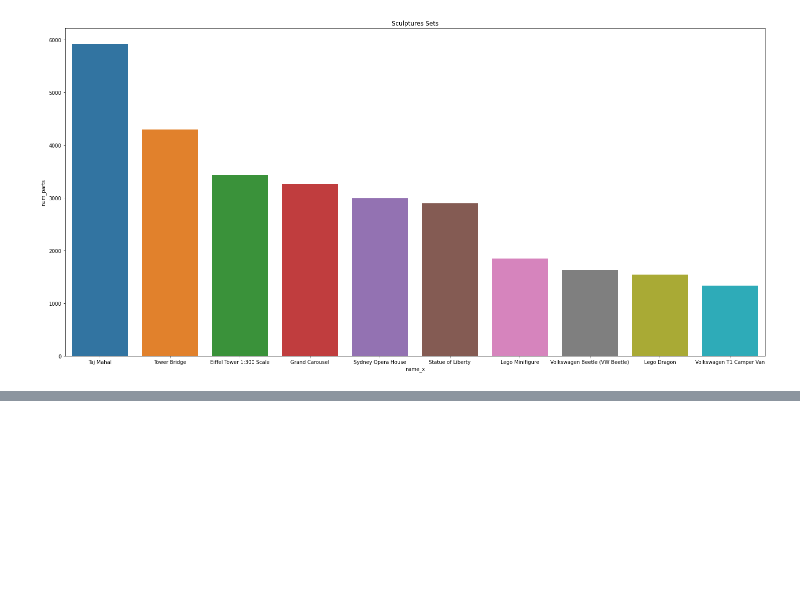
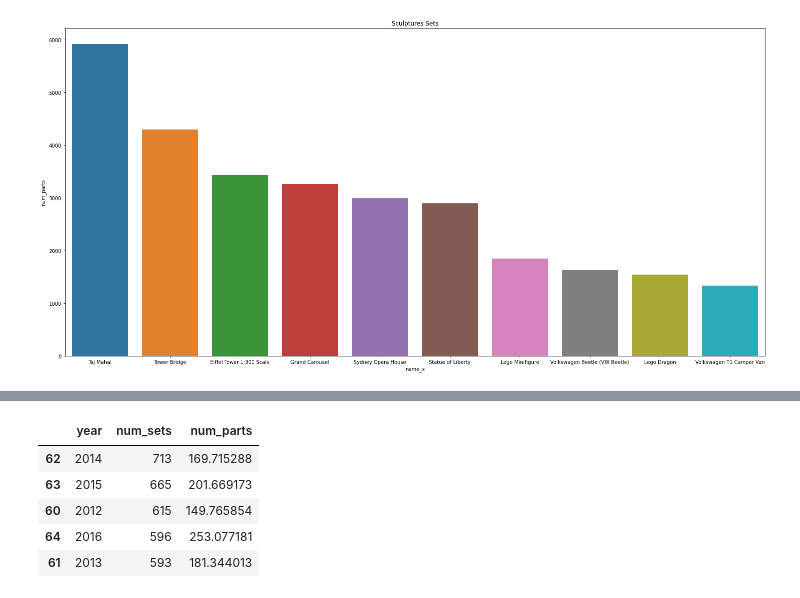
Before and after one commit to RodolfoPerna/portfolio, a Jupyter notebook: Lego_History.ipynb, the cells around one changed output, grey strips where cells are left out. Saved outputs shown, nothing was run; the diff lists cells and outputs as text; code cells hidden in the pictures; blank space fills up the shorter version.

```diff
--- a/Lego_History.ipynb
+++ b/Lego_History.ipynb
@@ -124,0 +135,9 @@ sets.loc[sets['num_parts'] == sets.groupby('name_y')['num_parts'].transform('max
+# %%
+sets_by_year.merge(parts_by_year, on='year').sort_values(by = 'num_sets', ascending = False).head(5)
+# %% [output]
+|  | year | num_sets | num_parts |
+| 62 | 2014 | 713 | 169.715288 |
+| 63 | 2015 | 665 | 201.669173 |
+| 60 | 2012 | 615 | 149.765854 |
+| 64 | 2016 | 596 | 253.077181 |
+| 61 | 2013 | 593 | 181.344013 |
```
Also changed, not shown: parts of 4 cells of this notebook.
